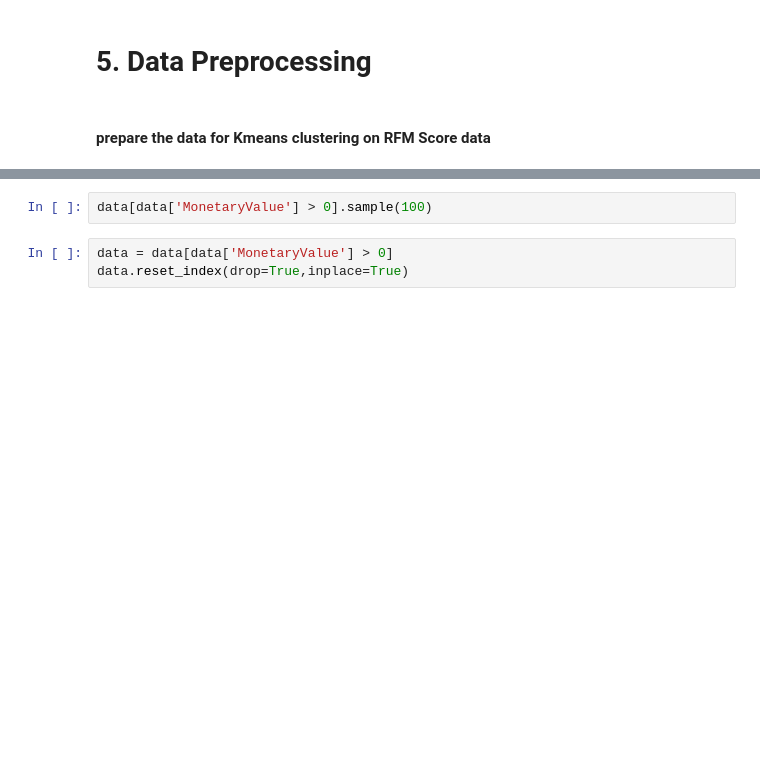
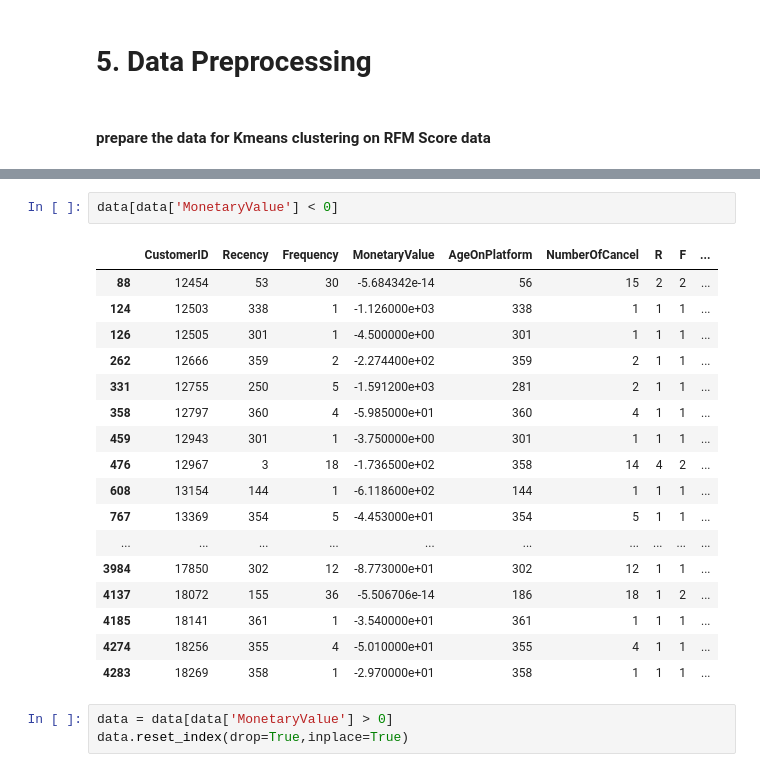
Before and after one commit to vannda21/customer_segmentaion, a Jupyter notebook: Customer_seg.ipynb, the cells around one changed output, grey strips where cells are left out. Drawn from its saved outputs; the diff is of its cells as text; blank space fills up the shorter version.

```diff
--- a/Customer_seg.ipynb
+++ b/Customer_seg.ipynb
@@ -936,5 +965,23 @@ data[['Recency','Frequency','MonetaryValue']].describe()
 # %%
-data[data['MonetaryValue'] > 0].sample(100)
+data[data['MonetaryValue'] < 0]
+# %% [output]
+|  | CustomerID | Recency | Frequency | MonetaryValue | AgeOnPlatform | NumberOfCancel | R | F | ... |
+| 88 | 12454 | 53 | 30 | -5.684342e-14 | 56 | 15 | 2 | 2 | ... |
+| 124 | 12503 | 338 | 1 | -1.126000e+03 | 338 | 1 | 1 | 1 | ... |
+| 126 | 12505 | 301 | 1 | -4.500000e+00 | 301 | 1 | 1 | 1 | ... |
+| 262 | 12666 | 359 | 2 | -2.274400e+02 | 359 | 2 | 1 | 1 | ... |
+| 331 | 12755 | 250 | 5 | -1.591200e+03 | 281 | 2 | 1 | 1 | ... |
+| 358 | 12797 | 360 | 4 | -5.985000e+01 | 360 | 4 | 1 | 1 | ... |
+| 459 | 12943 | 301 | 1 | -3.750000e+00 | 301 | 1 | 1 | 1 | ... |
+| 476 | 12967 | 3 | 18 | -1.736500e+02 | 358 | 14 | 4 | 2 | ... |
+| 608 | 13154 | 144 | 1 | -6.118600e+02 | 144 | 1 | 1 | 1 | ... |
+| 767 | 13369 | 354 | 5 | -4.453000e+01 | 354 | 5 | 1 | 1 | ... |
+| ... | ... | ... | ... | ... | ... | ... | ... | ... | ... |
+| 3984 | 17850 | 302 | 12 | -8.773000e+01 | 302 | 12 | 1 | 1 | ... |
+| 4137 | 18072 | 155 | 36 | -5.506706e-14 | 186 | 18 | 1 | 2 | ... |
+| 4185 | 18141 | 361 | 1 | -3.540000e+01 | 361 | 1 | 1 | 1 | ... |
+| 4274 | 18256 | 355 | 4 | -5.010000e+01 | 355 | 4 | 1 | 1 | ... |
+| 4283 | 18269 | 358 | 1 | -2.970000e+01 | 358 | 1 | 1 | 1 | ... |
 # %%
 data = data[data['MonetaryValue'] > 0]
 data.reset_index(drop=True,inplace=True)
```
Also changed, not shown: parts of 28 cells of this notebook.
